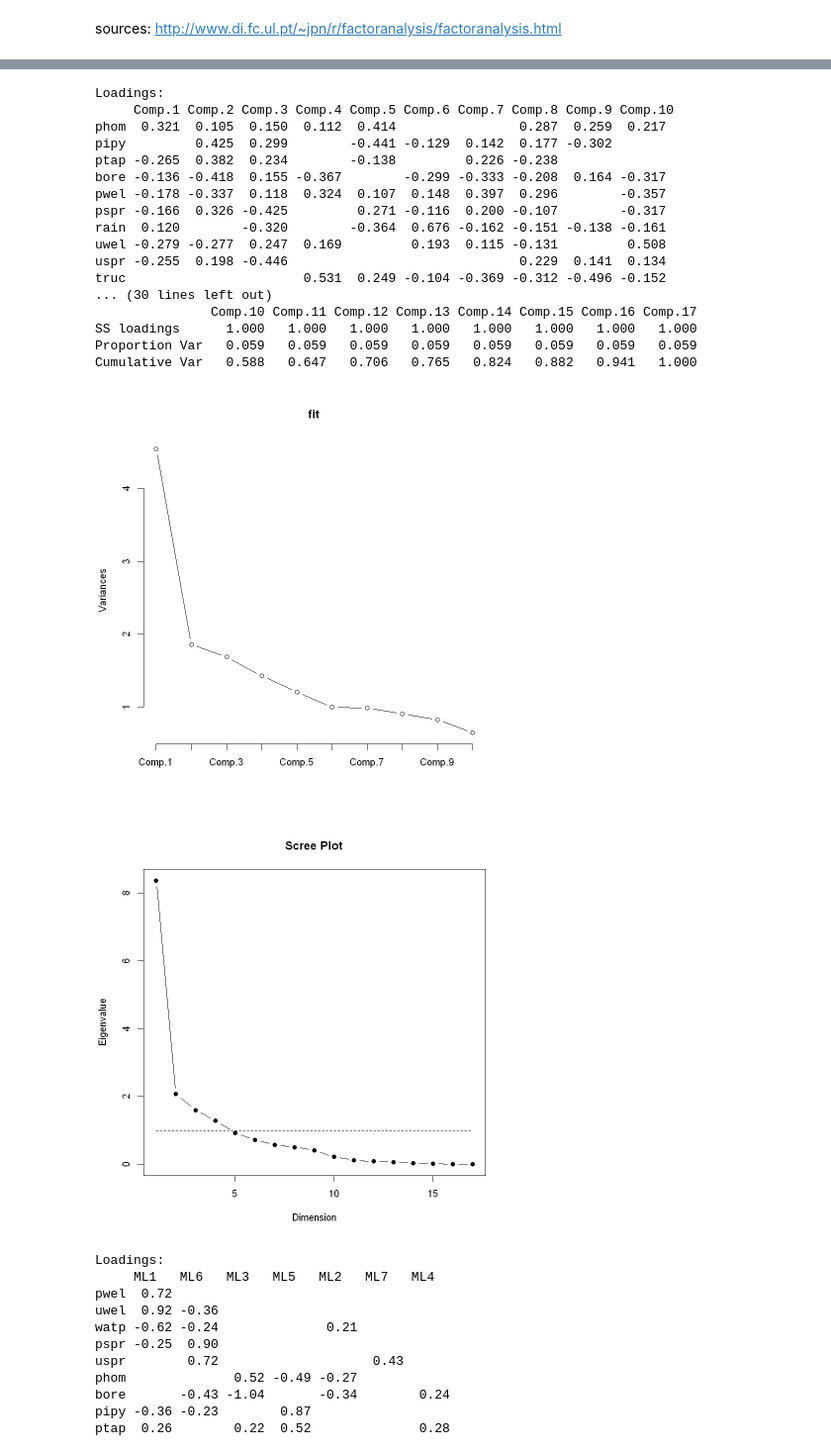
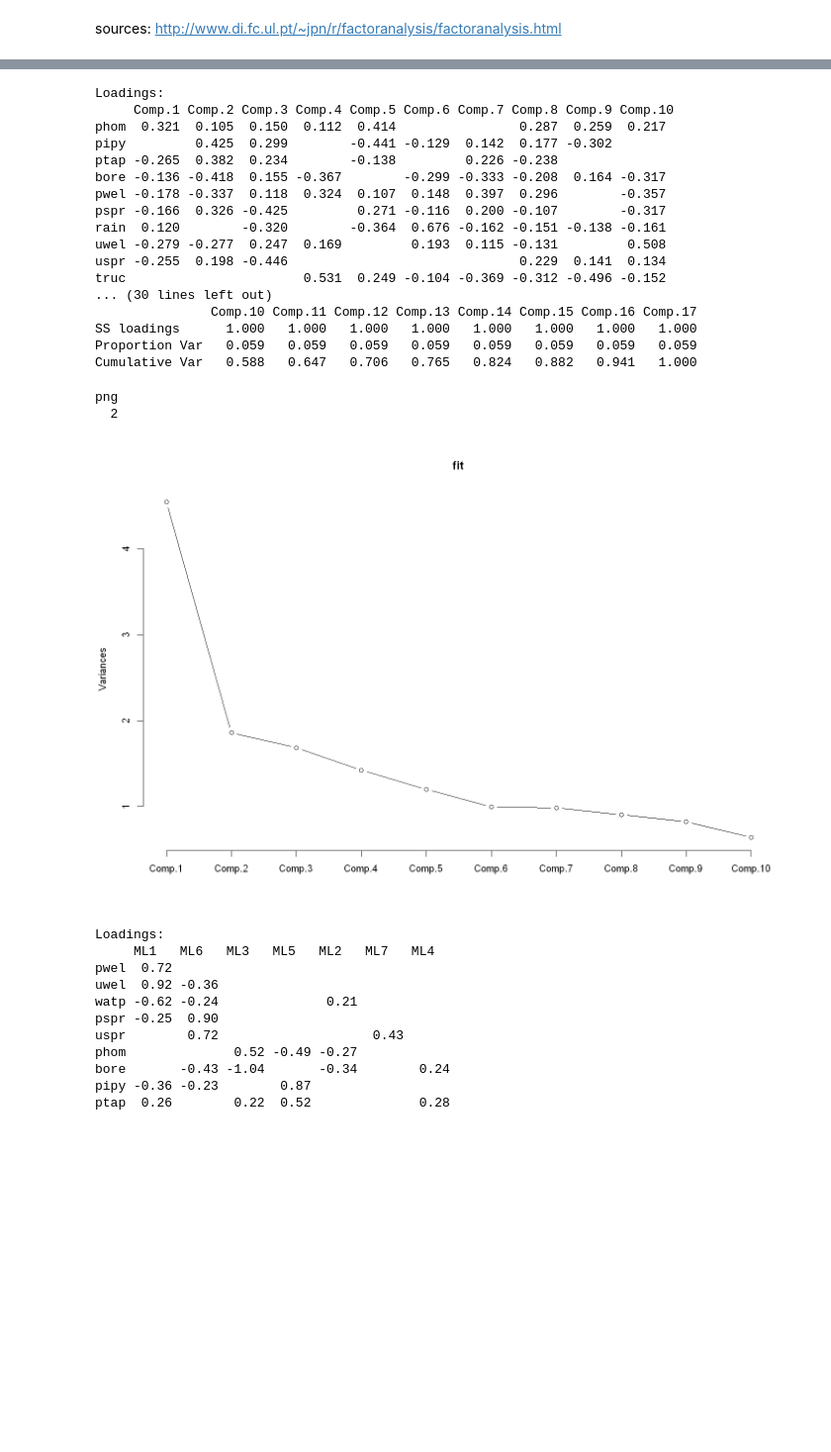
Before and after one commit to narslab/water-accessibility, a Jupyter notebook: bin/jupyter/dimension-reduction.ipynb, the cells around one changed output, grey strips where cells are left out. Shown at 99% size. Saved outputs shown, nothing was run; the diff lists cells and outputs as text; code cells hidden in the pictures; blank space fills up the shorter version.

```diff
--- a/bin/jupyter/dimension-reduction.ipynb
+++ b/bin/jupyter/dimension-reduction.ipynb
@@ -72,7 +72,20 @@ fit <- factanal(df.wa[,c(2:18)],
                 n.factors ,                # number of factors to extract
                 scores=c("Bartlett"),
                 rotation="promax")
+
+par(mar=c(1,1,1,1))
+
+png(
+  "scree-plot.png",
+  width     = 5,
+  height    = 5,
+  units     = "in",
+  res       = 700,
+  #pointsize = 6
+)
+
 scree.plot(fit$correlation)
+dev.off()
 # %% [output]
 Importance of components:
                           Comp.1    Comp.2     Comp.3     Comp.4     Comp.5
@@ -81,35 +94,36 @@ Proportion of Variance 0.2670282 0.1093581 0.09907344 0.08388464 0.07070846
 Cumulative Proportion  0.2670282 0.3763863 0.47545978 0.55934442 0.63005288
                            Comp.6     Comp.7     Comp.8    Comp.9    Comp.10
 Standard deviation     0.99851459 0.99230650 0.95128241 0.9075667 0.80357634
 Proportion of Variance 0.05864891 0.05792189 0.05323166 0.0484516 0.03798441
 Cumulative Proportion  0.68870179 0.74662368 0.79985534 0.8483069 0.88629135
                           Comp.11    Comp.12    Comp.13    Comp.14    Comp.15
 Standard deviation     0.68852496 0.64449468 0.59008870 0.52902160 0.47384234
 Proportion of Variance 0.02788627 0.02443373 0.02048263 0.01646258 0.01320745
 Cumulative Proportion  0.91417762 0.93861135 0.95909398 0.97555656 0.98876400
                            Comp.16     Comp.17
 Standard deviation     0.353133857 0.257504221
 Proportion of Variance 0.007335501 0.003900496
 Cumulative Proportion  0.996099504 1.000000000
 Loadings:
      Comp.1 Comp.2 Comp.3 Comp.4 Comp.5 Comp.6 Comp.7 Comp.8 Comp.9 Comp.10
 phom  0.321  0.105  0.150  0.112  0.414                0.287  0.259  0.217
 pipy         0.425  0.299        -0.441 -0.129  0.142  0.177 -0.302
 ptap -0.265  0.382  0.234        -0.138         0.226 -0.238
 bore -0.136 -0.418  0.155 -0.367        -0.299 -0.333 -0.208  0.164 -0.317
 pwel -0.178 -0.337  0.118  0.324  0.107  0.148  0.397  0.296        -0.357
 pspr -0.166  0.326 -0.425         0.271 -0.116  0.200 -0.107        -0.317
 rain  0.120        -0.320        -0.364  0.676 -0.162 -0.151 -0.138 -0.161
 uwel -0.279 -0.277  0.247  0.169         0.193  0.115 -0.131         0.508
 uspr -0.255  0.198 -0.446                              0.229  0.141  0.134
 truc                       0.531  0.249 -0.104 -0.369 -0.312 -0.496 -0.152
 ... (30 lines left out)
                Comp.10 Comp.11 Comp.12 Comp.13 Comp.14 Comp.15 Comp.16 Comp.17
 SS loadings      1.000   1.000   1.000   1.000   1.000   1.000   1.000   1.000
 Proportion Var   0.059   0.059   0.059   0.059   0.059   0.059   0.059   0.059
 Cumulative Var   0.588   0.647   0.706   0.765   0.824   0.882   0.941   1.000
+png
+  2
-[figure, old version]
+[figure, new version]
-[figure, removed]
 # %%
 solution <- fa(df.wa.nocountry, nfactors = 7, rotate = "promax", fm = "ml", scores="tenBerge", impute ="mean", max.iter = 1000 )
 scores.seven.factors = solution$scores
```
Also changed, not shown: parts of 29 cells of this notebook, 16 other files.
